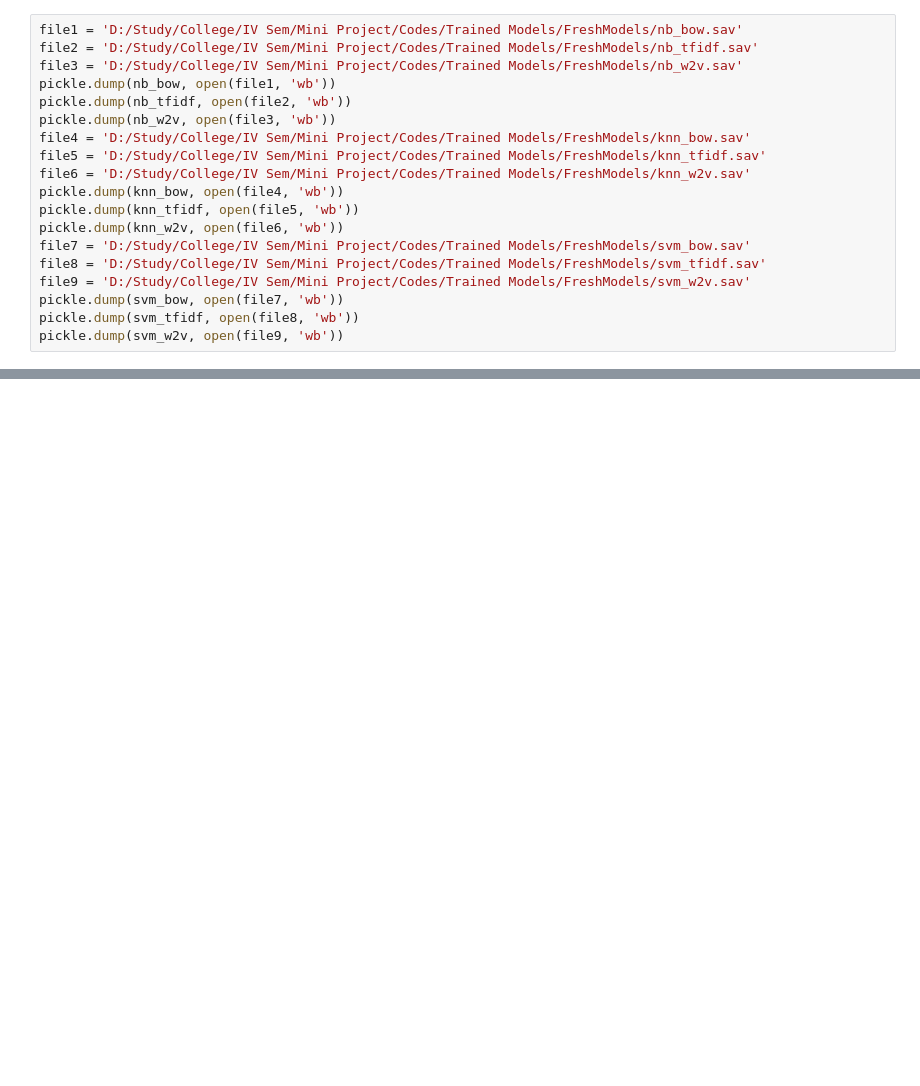
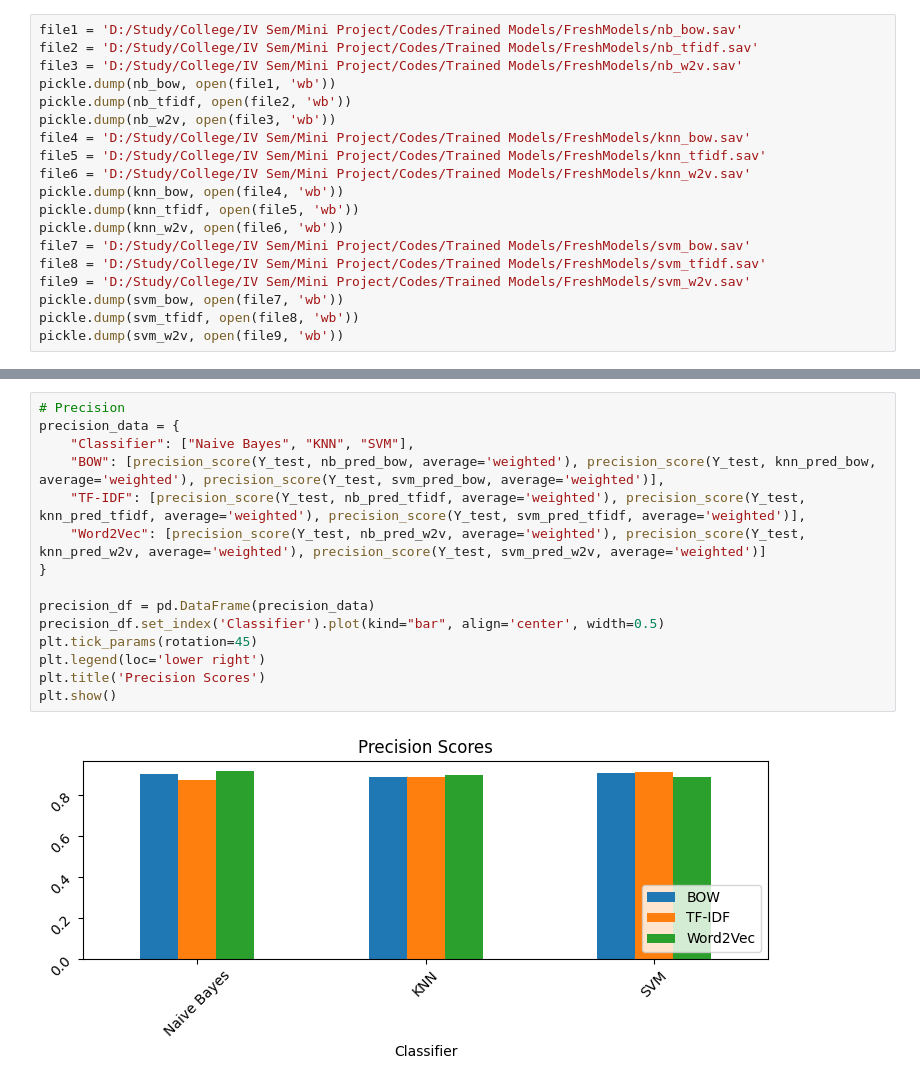
Before and after one commit to amansinghrp/Sentiment-Analysis, a Jupyter notebook: mainNew.ipynb, the cells around one changed output, grey strips where cells are left out. Drawn from its saved outputs; the diff is of its cells as text; blank space fills up the shorter version.

```diff
--- a/mainNew.ipynb
+++ b/mainNew.ipynb
@@ -161,0 +292,17 @@ pickle.dump(svm_w2v, open(file9, 'wb'))
+# %%
+# Precision
+precision_data = {
+    "Classifier": ["Naive Bayes", "KNN", "SVM"],
+    "BOW": [precision_score(Y_test, nb_pred_bow, average='weighted'), precision_score(Y_test, knn_pred_bow, average='weighted'), precision_score(Y_test, svm_pred_bow, average='weighted')],
+    "TF-IDF": [precision_score(Y_test, nb_pred_tfidf, average='weighted'), precision_score(Y_test, knn_pred_tfidf, average='weighted'), precision_score(Y_test, svm_pred_tfidf, average='weighted')],
+    "Word2Vec": [precision_score(Y_test, nb_pred_w2v, average='weighted'), precision_score(Y_test, knn_pred_w2v, average='weighted'), precision_score(Y_test, svm_pred_w2v, average='weighted')]
+}
+
+precision_df = pd.DataFrame(precision_data)
+precision_df.set_index('Classifier').plot(kind="bar", align='center', width=0.5)
+plt.tick_params(rotation=45)
+plt.legend(loc='lower right')
+plt.title('Precision Scores')
+plt.show()
+# %% [output]
+[figure, added]
```
Also changed, not shown: parts of 14 cells of this notebook, 41 other files.
